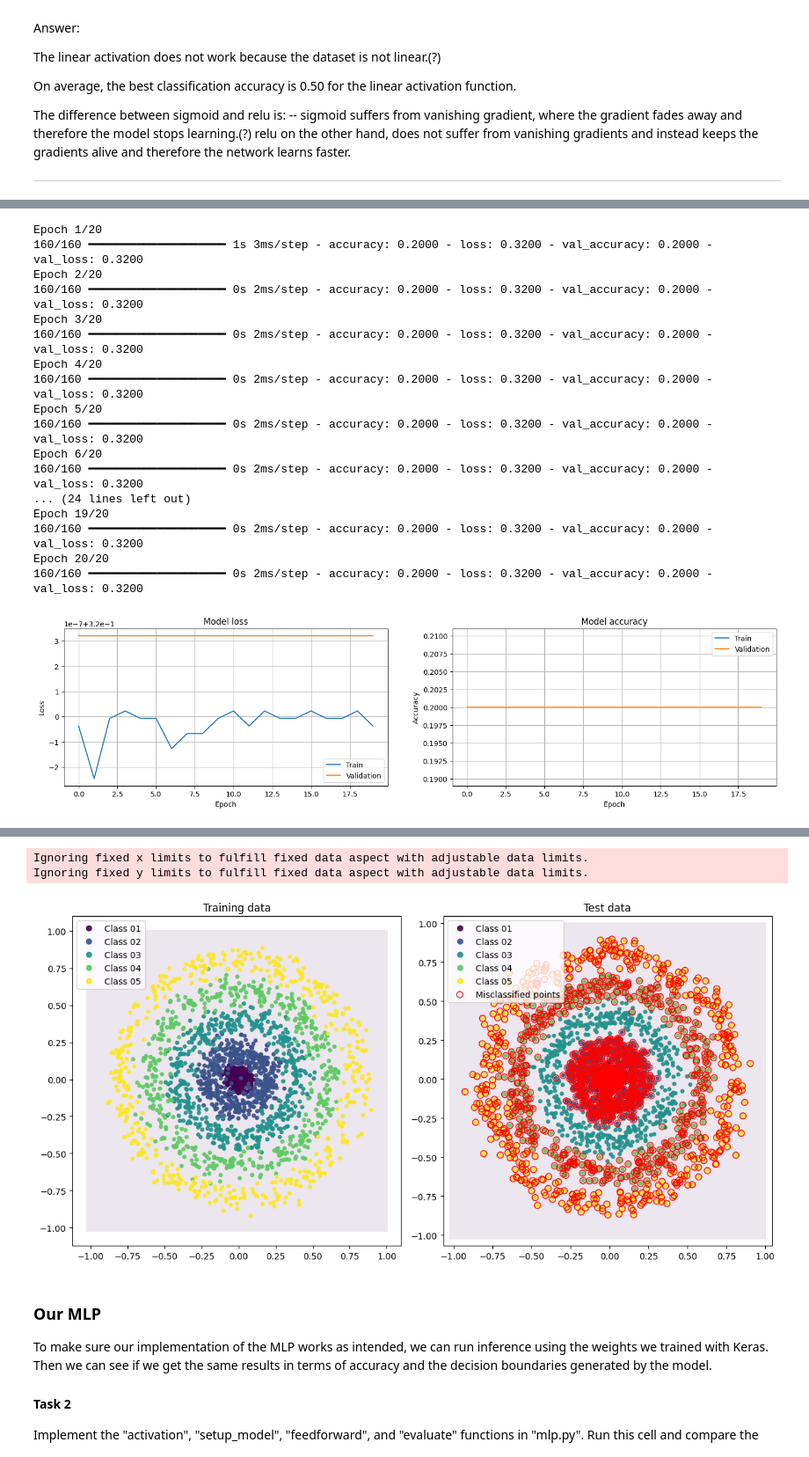
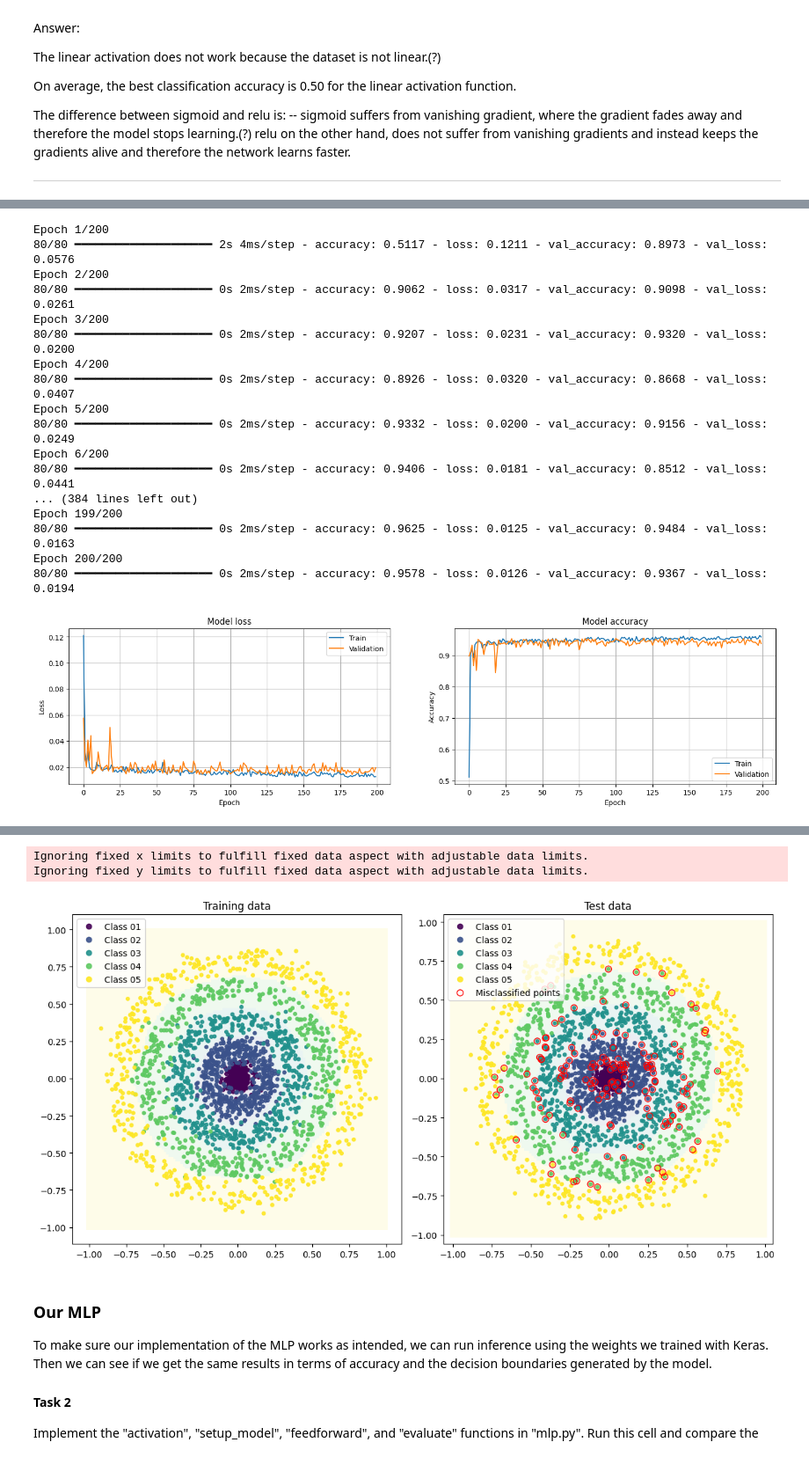
Before and after one commit to caitywu/TNM112-Labs, a Jupyter notebook: Lab 1/lab01.ipynb, the cells around one changed output, grey strips where cells are left out. Shown at 88% size. Cells and saved outputs as stored; diff of their text form; code cells hidden in the pictures.

```diff
--- a/Lab 1/lab01.ipynb
+++ b/Lab 1/lab01.ipynb
@@ -114,11 +123,14 @@ data.generate(dataset='polar', N_train=512, N_test=512, K=5, sigma=0.05) # Task
 hidden_layers = 10     # The number of hidden layers in the network (total number of layers will be L=hidden_layers+1)
 layer_width = 50       # The number of neurons in each hidden layer
 activation = 'relu' # Activation function of hidden layers
-init = keras.initializers.RandomNormal(mean=0.1, stddev=0.9) # Initialization method (starting point for the optimization)
-epochs = 20            # Number of epochs for the training
-batch_size = 16      # Batch size to use in training
+#init = keras.initializers.RandomNormal(mean=0.9, stddev=0.9) # Initialization method (starting point for the optimization)
+init = keras.initializers.glorot_normal() # Initialization method (starting point for the optimization)
+epochs = 200            # Number of epochs for the training
+batch_size = 32      # Batch size to use in training
 loss = keras.losses.MeanSquaredError() # Loss function
-opt = keras.optimizers.SGD(learning_rate=0.7, momentum=0.9) # Optimizer
+#opt = keras.optimizers.SGD(learning_rate=1.0, momentum=0.01) # Optimizer
+opt = keras.optimizers.Adam() # Optimizer
+
 
 # The Keras MLP model
 model_k = keras_mlp.KerasMLP(data, verbose=True)
@@ -170,22 +182,22 @@ Model: "sequential"
  Total params: 23,355 (91.23 KB)
  Trainable params: 23,355 (91.23 KB)
  Non-trainable params: 0 (0.00 B)
-Epoch 1/20
-160/160 ━━━━━━━━━━━━━━━━━━━━ 1s 3ms/step - accuracy: 0.2000 - loss: 0.3200 - val_accuracy: 0.2000 - val_loss: 0.3200
-Epoch 2/20
-160/160 ━━━━━━━━━━━━━━━━━━━━ 0s 2ms/step - accuracy: 0.2000 - loss: 0.3200 - val_accuracy: 0.2000 - val_loss: 0.3200
-Epoch 3/20
-160/160 ━━━━━━━━━━━━━━━━━━━━ 0s 2ms/step - accuracy: 0.2000 - loss: 0.3200 - val_accuracy: 0.2000 - val_loss: 0.3200
-Epoch 4/20
-160/160 ━━━━━━━━━━━━━━━━━━━━ 0s 2ms/step - accuracy: 0.2000 - loss: 0.3200 - val_accuracy: 0.2000 - val_loss: 0.3200
-Epoch 5/20
-160/160 ━━━━━━━━━━━━━━━━━━━━ 0s 2ms/step - accuracy: 0.2000 - loss: 0.3200 - val_accuracy: 0.2000 - val_loss: 0.3200
-Epoch 6/20
-160/160 ━━━━━━━━━━━━━━━━━━━━ 0s 2ms/step - accuracy: 0.2000 - loss: 0.3200 - val_accuracy: 0.2000 - val_loss: 0.3200
-... (24 lines left out)
-Epoch 19/20
-160/160 ━━━━━━━━━━━━━━━━━━━━ 0s 2ms/step - accuracy: 0.2000 - loss: 0.3200 - val_accuracy: 0.2000 - val_loss: 0.3200
-Epoch 20/20
-160/160 ━━━━━━━━━━━━━━━━━━━━ 0s 2ms/step - accuracy: 0.2000 - loss: 0.3200 - val_accuracy: 0.2000 - val_loss: 0.3200
+Epoch 1/200
+80/80 ━━━━━━━━━━━━━━━━━━━━ 2s 4ms/step - accuracy: 0.5117 - loss: 0.1211 - val_accuracy: 0.8973 - val_loss: 0.0576
+Epoch 2/200
+80/80 ━━━━━━━━━━━━━━━━━━━━ 0s 2ms/step - accuracy: 0.9062 - loss: 0.0317 - val_accuracy: 0.9098 - val_loss: 0.0261
+Epoch 3/200
+80/80 ━━━━━━━━━━━━━━━━━━━━ 0s 2ms/step - accuracy: 0.9207 - loss: 0.0231 - val_accuracy: 0.9320 - val_loss: 0.0200
+Epoch 4/200
+80/80 ━━━━━━━━━━━━━━━━━━━━ 0s 2ms/step - accuracy: 0.8926 - loss: 0.0320 - val_accuracy: 0.8668 - val_loss: 0.0407
+Epoch 5/200
+80/80 ━━━━━━━━━━━━━━━━━━━━ 0s 2ms/step - accuracy: 0.9332 - loss: 0.0200 - val_accuracy: 0.9156 - val_loss: 0.0249
+Epoch 6/200
+80/80 ━━━━━━━━━━━━━━━━━━━━ 0s 2ms/step - accuracy: 0.9406 - loss: 0.0181 - val_accuracy: 0.8512 - val_loss: 0.0441
+... (384 lines left out)
+Epoch 199/200
+80/80 ━━━━━━━━━━━━━━━━━━━━ 0s 2ms/step - accuracy: 0.9625 - loss: 0.0125 - val_accuracy: 0.9484 - val_loss: 0.0163
+Epoch 200/200
+80/80 ━━━━━━━━━━━━━━━━━━━━ 0s 2ms/step - accuracy: 0.9578 - loss: 0.0126 - val_accuracy: 0.9367 - val_loss: 0.0194
-[figure, old version]
+[figure, new version]
 Model performance:
@@ -200,6 +212,6 @@ Model performance:
 Ignoring fixed x limits to fulfill fixed data aspect with adjustable data limits.
 Ignoring fixed y limits to fulfill fixed data aspect with adjustable data limits.
-[figure, old version]
+[figure, new version]
 # %% [markdown]
 ### Our MLP
 To make sure our implementation of the MLP works as intended, we can run inference using the weights we trained with Keras. Then we can see if we get the same results in terms of accuracy and the decision boundaries generated by the model.
```
Also changed, not shown: parts of 4 cells of this notebook, 1 other file.
